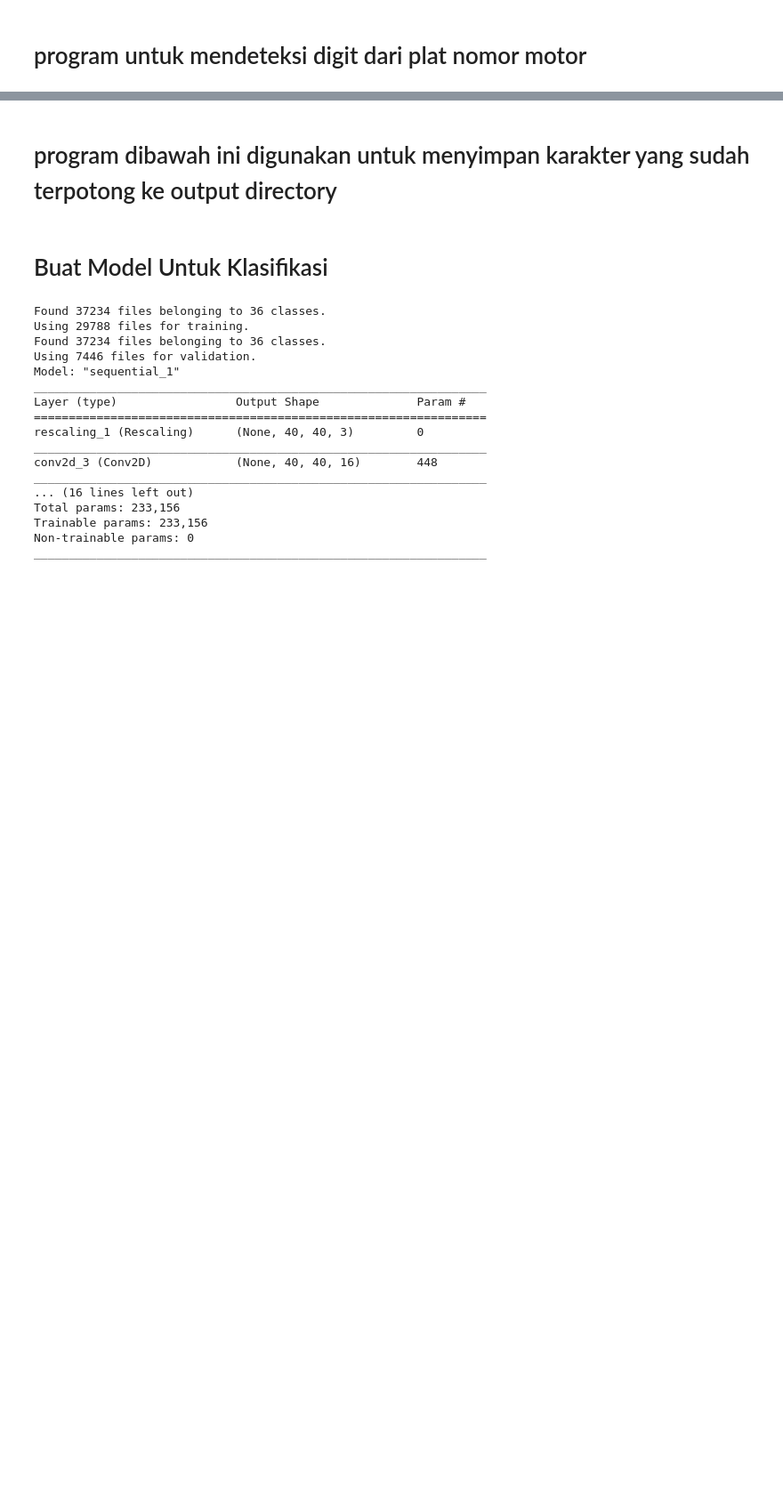
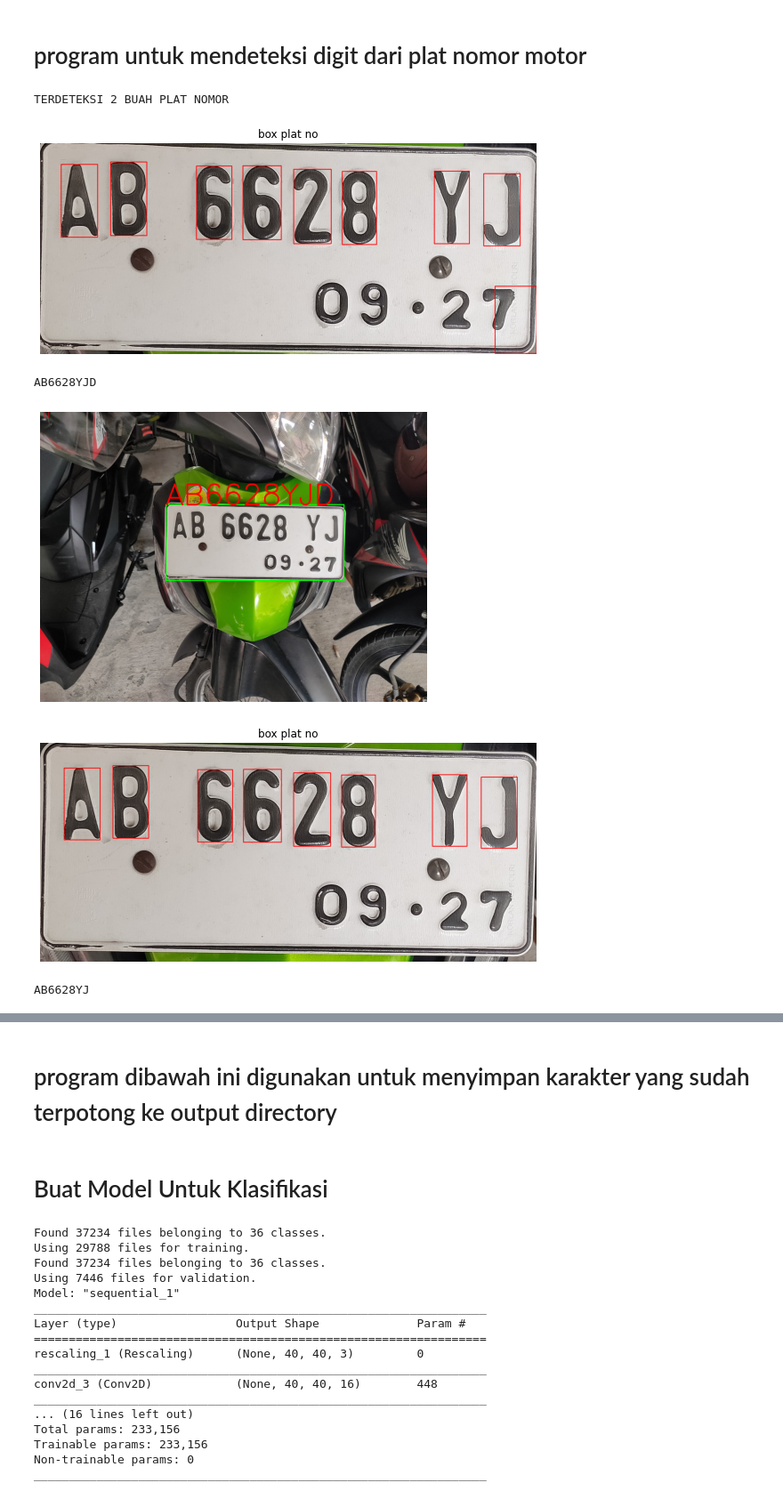
Before and after one commit to ahsanu123/ahsanu123, a Jupyter notebook: license-plate-recognition-using-cnn.ipynb, the cells around one changed output, grey strips where cells are left out. Shown at 89% size. Cells and saved outputs as stored; diff of their text form; code cells hidden in the pictures; blank space fills up the shorter version.

Commit message:
Kaggle Notebook | License plate recognition using CNN | Version 20

```diff
--- a/license-plate-recognition-using-cnn.ipynb
+++ b/license-plate-recognition-using-cnn.ipynb
@@ -259,6 +202,7 @@ aspect ratio from index: 2256, 2.271951219512195, w: 1863, h: 820
 # program untuk mendeteksi digit dari plat nomor motor
 # %%
 def potongKarakter():
+    imgs.clear()
     grayimg = cv2.cvtColor(croppedimg, cv2.COLOR_BGR2GRAY)
     hisimg  = cv2.adaptiveThreshold(grayimg, 255, cv2.ADAPTIVE_THRESH_GAUSSIAN_C, cv2.THRESH_BINARY, 125, 1)
     blured  = cv2.GaussianBlur(hisimg, (29,29), 0)
@@ -332,9 +276,11 @@ def potongKarakter():
     display(imgrec, "box plat no")
 # %%
 def cobaTebak():
+    predictedPlat=[]
+    predictedPlat.clear()
     for index in range(0, len(imgs)):
-        image =cv2.adaptiveThreshold(np.array(imgs[index]), 255, cv2.ADAPTIVE_THRESH_GAUSSIAN_C, cv2.THRESH_BINARY, 125, 1)
-        char_crop = cv2.cvtColor(image, cv2.COLOR_GRAY2BGR)
+        image1 =cv2.adaptiveThreshold(np.array(imgs[index]), 255, cv2.ADAPTIVE_THRESH_GAUSSIAN_C, cv2.THRESH_BINARY, 125, 1)
+        char_crop = cv2.cvtColor(image1, cv2.COLOR_GRAY2BGR)
 
         # resize citra karakternya
         char_crop = cv2.resize(char_crop, (imgWidth, imgHeight))
@@ -351,11 +297,74 @@ def cobaTebak():
     #     print(class_names[np.argmax(score)])
     #     ax.imshow(image)
         predictedPlat.append(class_names[np.argmax(score)])
-        print(predictedPlat)
+#         print(predictedPlat)
 
     label=""
     label=label.join(predictedPlat)
     print(label)
-    image = cv2.putText(img, label, org, cv2.FONT_HERSHEY_SIMPLEX, 10, (0,0,255), 15, cv2.LINE_AA)
+    cv2.putText(image, label, org, cv2.FONT_HERSHEY_SIMPLEX, 10, (0,0,255), 15, cv2.LINE_AA)
 
     display(image)
+# %%
+img = cv2.imread('/kaggle/input/haarcascadeplatenumber/dataset/AB6628YJ.jpg')
+model = keras.models.load_model('/kaggle/working/my_model')
+
+class_names = ['0', '1', '2', '3', '4', '5', '6', '7', '8', '9', 'A', 'B', 'C', 'D', 'E', 'F', 'G', 'H', 'I', 'J', 'K', 'L', 'M', 'N', 'O', 'P', 'Q', 'R', 'S', 'T', 'U', 'V', 'W', 'X', 'Y', 'Z']
+# predictedPlat=[]
+
+grayimg = cv2.cvtColor(img, cv2.COLOR_BGR2GRAY)
+hisimg  = cv2.adaptiveThreshold(grayimg, 255, cv2.ADAPTIVE_THRESH_GAUSSIAN_C, cv2.THRESH_BINARY, 125, 1)
+blured  = cv2.GaussianBlur(hisimg, (21,21), 0)
+edged   = cv2.Canny(blured, 10, 180)
+
+kernel = cv2.getStructuringElement(cv2.MORPH_RECT,(2,2))
+dilate = cv2.dilate(edged, kernel, iterations=1)
+
+contours, _ = cv2.findContours(dilate, cv2.RETR_EXTERNAL, cv2.CHAIN_APPROX_SIMPLE)
+
+image_copy = img.copy()
+cv2.drawContours(image_copy, contours, -1, (0, 0, 255), 2)
+
+platno=[]
+index=0
+
+for contour in contours:
+    x,y,w,h = cv2.boundingRect(contour)
+    aspect_ratio = w/h
+
+    if w > 560 and h>350 and h<1100 and aspect_ratio > 1.6 and aspect_ratio<=2.6:
+#         print(f'aspect ratio from index: {index}, {aspect_ratio}, w: {w}, h: {h}')
+        platno.append(index)
+    index += 1
+# print(f'detected plat no: {len(platno)}, index: {indeximg}')
+
+imgs=[]
+if len(platno)>0:
+    print(f'TERDETEKSI {len(platno)} BUAH PLAT NOMOR')
+    for plat in platno:
+        image = cv2.rectangle(img.copy(), (x,y), (x+w,y+h), (0,0,255),3)
+        detectedimg = img.copy()
+        x,y,w,h = cv2.boundingRect(contours[plat])
+        croppedimg = img[y: y+h, x:x+w]
+
+        #buat gambar baru untuk menampilkan hasil
+        image = cv2.rectangle(image, (x,y), (x+w,y+h), (0,255,0),10)
+#         display(image)
+        org = (x, y)
+#         display(croppedimg)
+
+        #lakukan pemtongan karakter plat nomor
+        potongKarakter()
+
+        #lakukan klasifikasi dari karakter yang didapatkan
+        cobaTebak()
+
+else:
+    print("TIDAK TERDETEKSI PLAT NOMOR")
+# %% [output]
+TERDETEKSI 2 BUAH PLAT NOMOR
+[figure, added]
+AB6628YJD
+[figure, added]
+[figure, added]
+AB6628YJ
```
Also changed, not shown: parts of 4 cells of this notebook.
